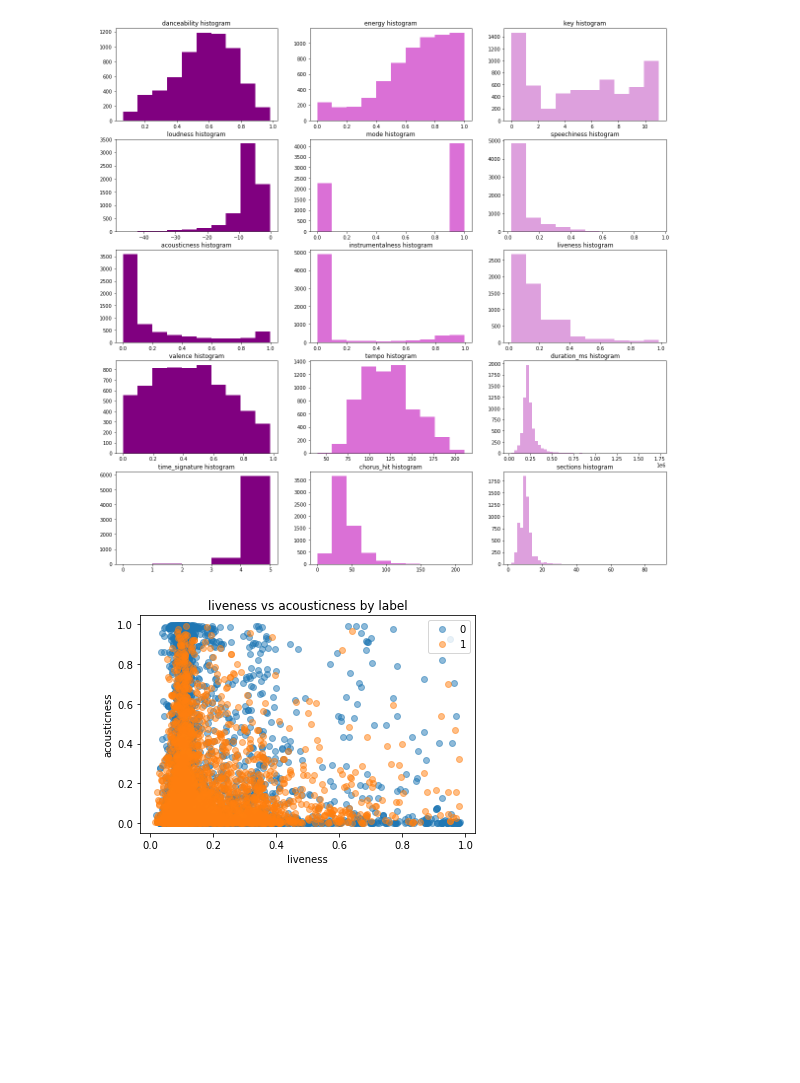
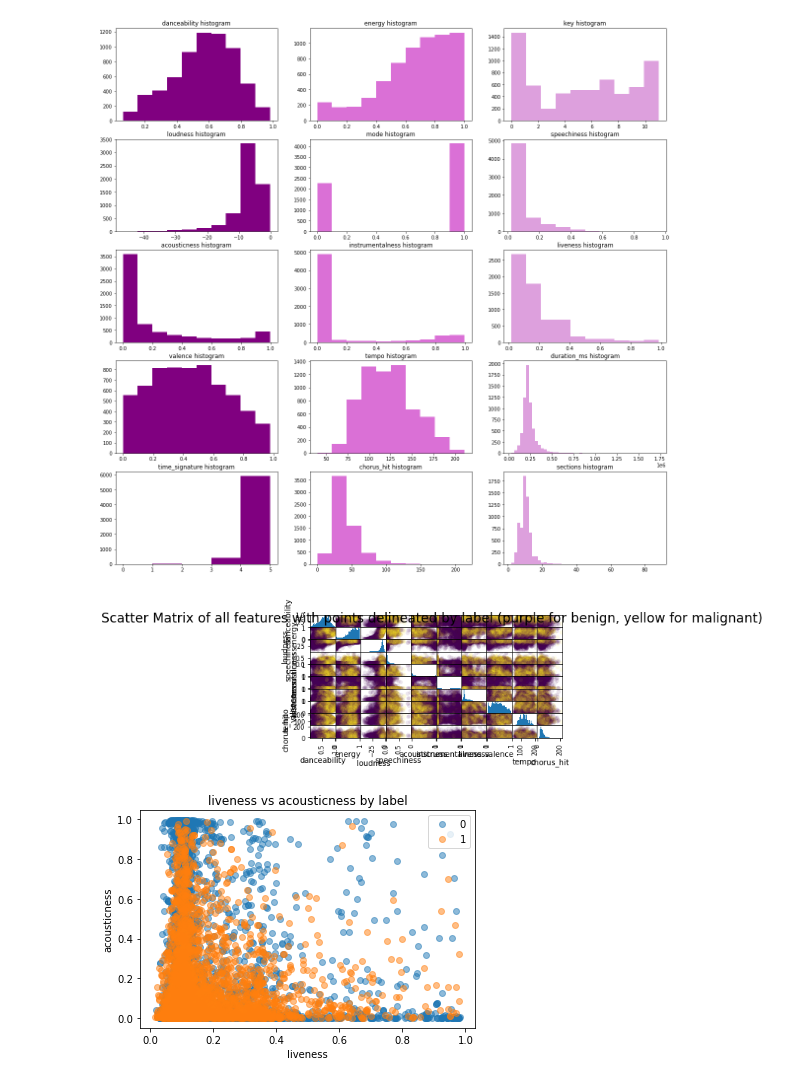
Before and after one commit to YihuanHu/SPOTIFY-HIT-SONG-PREDICTOR, a Jupyter notebook: src/DATA1030 Project.ipynb, the cells around one changed output. Cells and saved outputs as stored; diff of their text form; code cells hidden in the pictures; blank space fills up the shorter version.

```diff
--- a/src/DATA1030 Project.ipynb
+++ b/src/DATA1030 Project.ipynb
@@ -133,6 +146,16 @@ hist_plot(4,2, 'sections', 50, 'plum')
 plt.show()
 # %% [output]
 [figure]
+# %%
+pd.plotting.scatter_matrix(df2.select_dtypes(float), figsize=(6, 3),c = pd.get_dummies(df['target']).iloc[:,1],
+                           marker='o',hist_kwds={'bins': 50}, s=30, alpha=.1)
+plt.suptitle('Scatter Matrix of all features with points delineated by label (purple for benign, yellow for malignant)',
+            y = 0.90, fontsize='xx-large')
+figtitle = f'../figures/scattermatrix_all_.png'
+plt.savefig(figtitle, dpi=300, format='png')
+plt.show()
+# %% [output]
+[figure, added]
 # %%
 groups = df.groupby("target")
 for name, group in groups:
```
Also changed, not shown: parts of 63 cells of this notebook, 1 other file.
